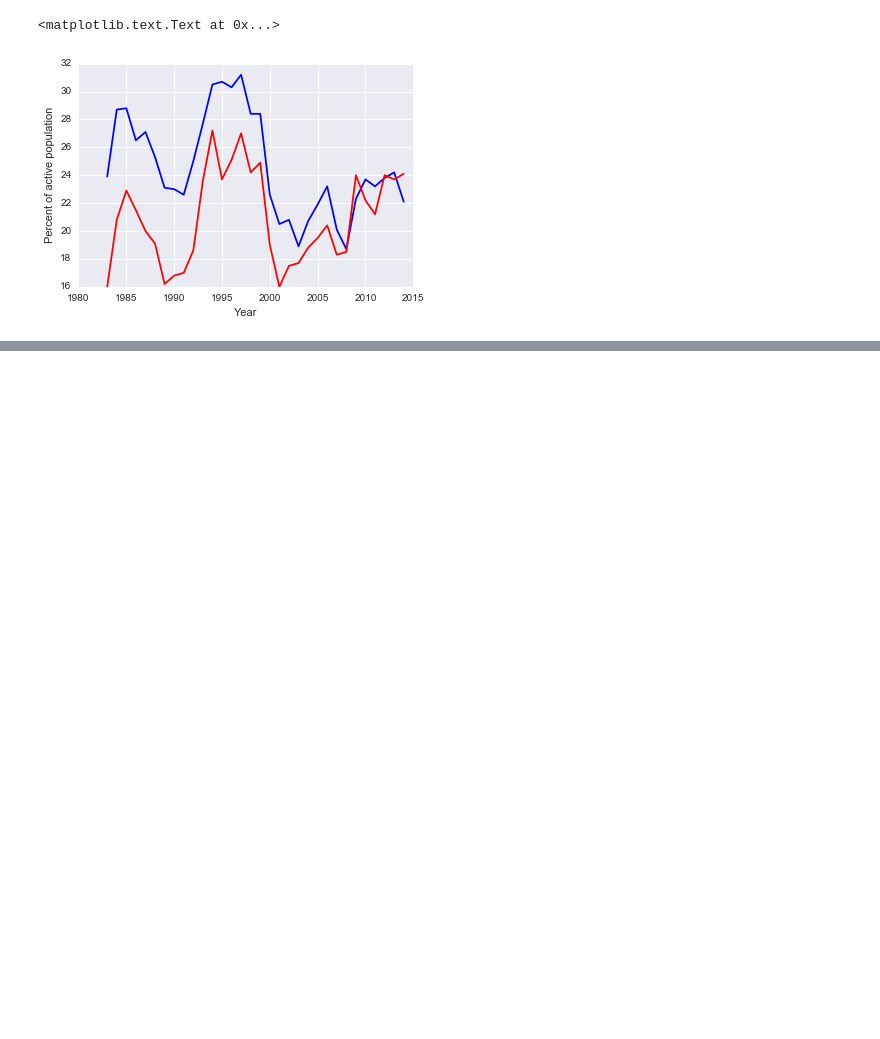
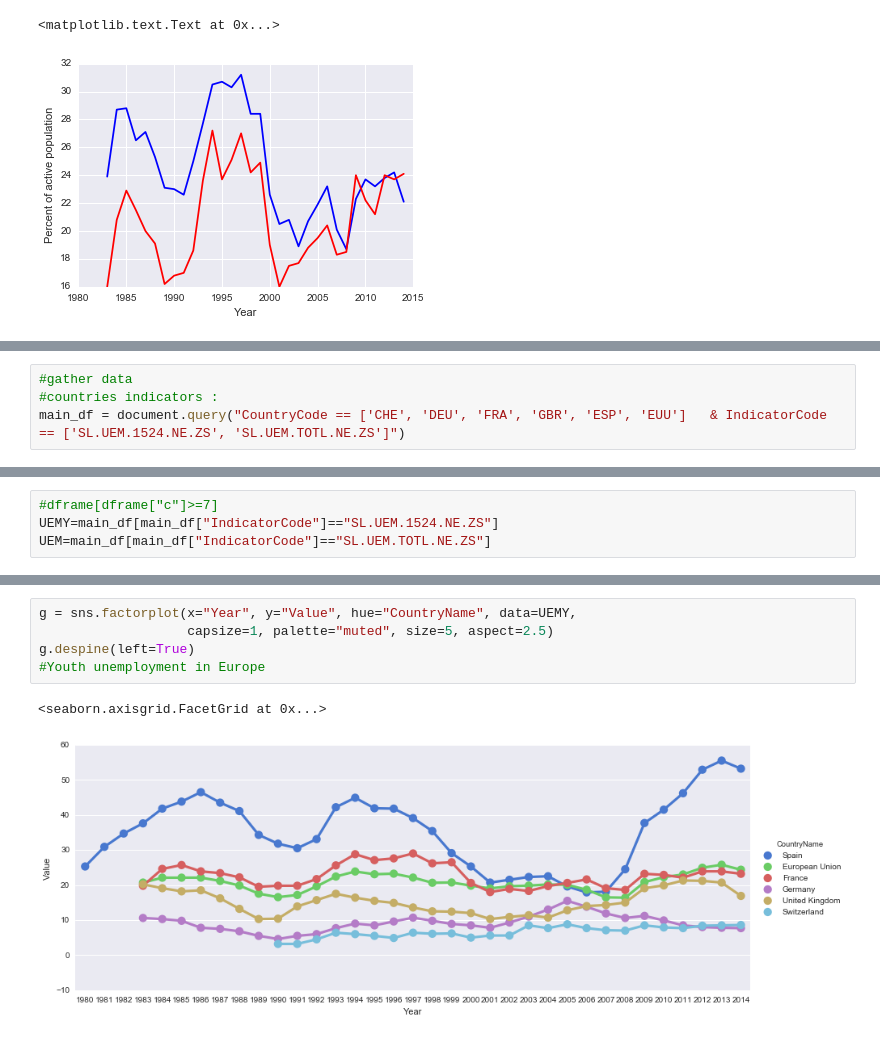
Before and after one commit to JGregoir/EuroDev, a Jupyter notebook: EuroDevUnemployment.ipynb, the cells around one changed output, grey strips where cells are left out. Saved outputs shown, nothing was run; the diff lists cells and outputs as text; blank space fills up the shorter version.

```diff
--- a/EuroDevUnemployment.ipynb
+++ b/EuroDevUnemployment.ipynb
@@ -51,0 +89,4 @@ dframe.shape
+# %%
+#gather data
+#countries indicators :
+main_df = document.query("CountryCode == ['CHE', 'DEU', 'FRA', 'GBR', 'ESP', 'EUU']   & IndicatorCode == ['SL.UEM.1524.NE.ZS', 'SL.UEM.TOTL.NE.ZS']")
@@ -51,0 +109,4 @@ dframe.shape
+# %%
+#dframe[dframe["c"]>=7]
+UEMY=main_df[main_df["IndicatorCode"]=="SL.UEM.1524.NE.ZS"]
+UEM=main_df[main_df["IndicatorCode"]=="SL.UEM.TOTL.NE.ZS"]
@@ -51,0 +129,8 @@ dframe.shape
+# %%
+g = sns.factorplot(x="Year", y="Value", hue="CountryName", data=UEMY,
+                   capsize=1, palette="muted", size=5, aspect=2.5)
+g.despine(left=True)
+#Youth unemployment in Europe
+# %% [output]
+<seaborn.axisgrid.FacetGrid at 0x...>
+[figure, added]
```
Also changed, not shown: parts of 15 cells of this notebook.
